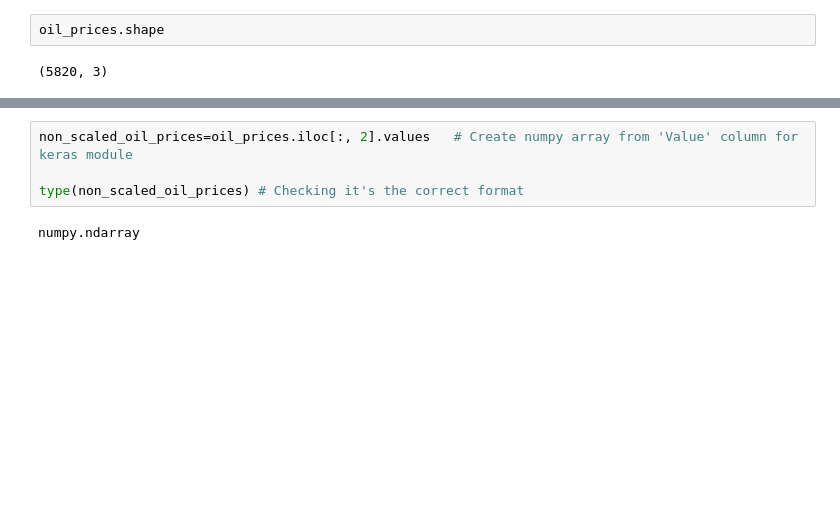
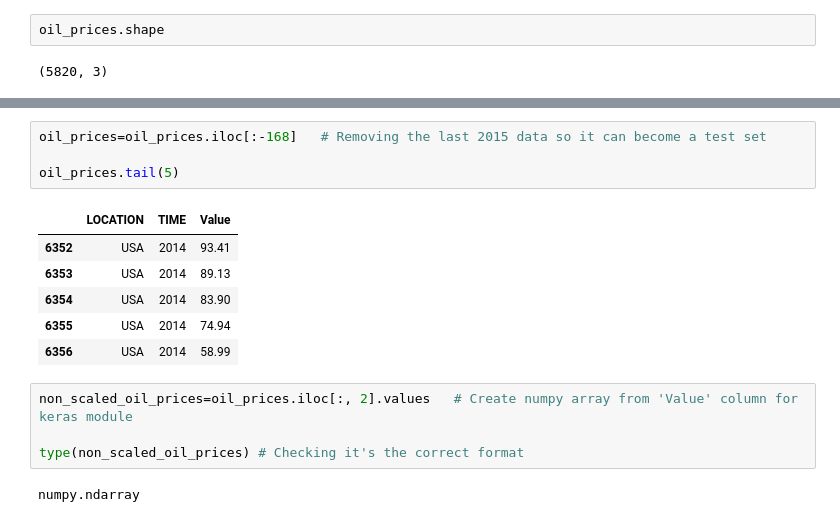
Before and after one commit to sbs23060/Sem2_CA1, a Jupyter notebook: Sem_2_CA_1.ipynb, the cells around one changed output, grey strips where cells are left out. Saved outputs shown, nothing was run; the diff lists cells and outputs as text; blank space fills up the shorter version.

```diff
--- a/Sem_2_CA_1.ipynb
+++ b/Sem_2_CA_1.ipynb
@@ -348,3 +380,14 @@ oil_prices.shape
+# %%
+oil_prices=oil_prices.iloc[:-168]   # Removing the last 2015 data so it can become a test set
+
+oil_prices.tail(5)
+# %% [output]
+|  | LOCATION | TIME | Value |
+| 6352 | USA | 2014 | 93.41 |
+| 6353 | USA | 2014 | 89.13 |
+| 6354 | USA | 2014 | 83.90 |
+| 6355 | USA | 2014 | 74.94 |
+| 6356 | USA | 2014 | 58.99 |
 # %%
 non_scaled_oil_prices=oil_prices.iloc[:, 2].values   # Create numpy array from 'Value' column for keras module
 
```
Also changed, not shown: parts of 59 cells of this notebook.
